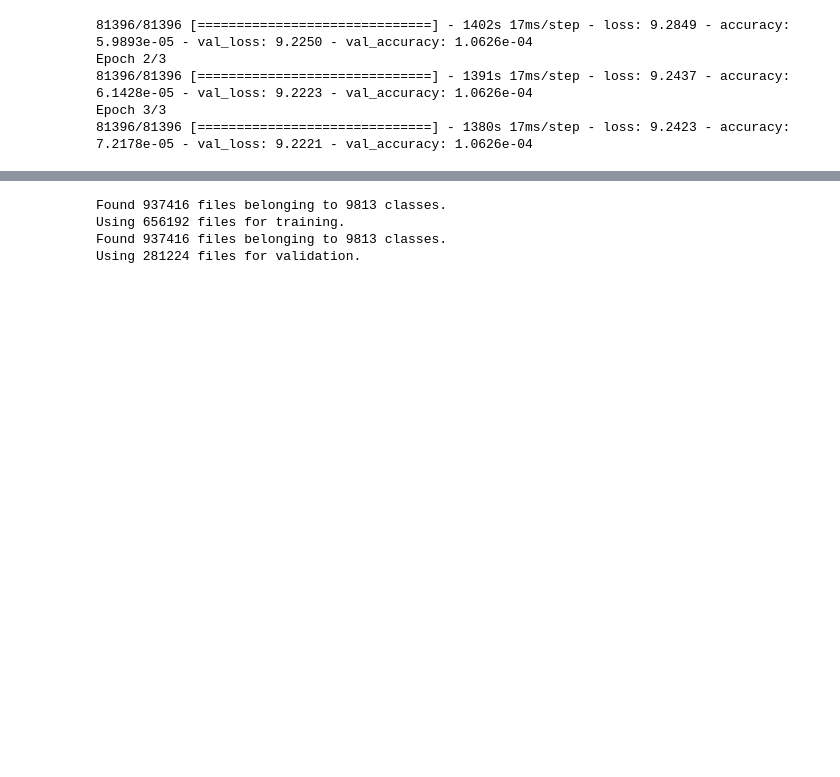
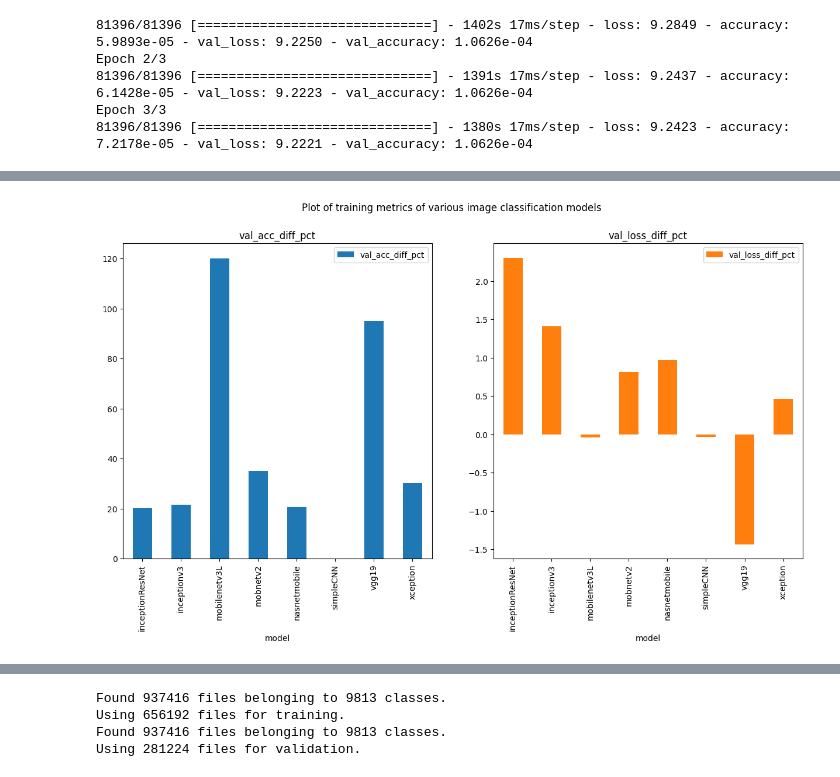
Before and after one commit to mnoor-ds/Sem2_CA1_Data, a Jupyter notebook: notebook/00_preprocess.ipynb, the cells around one changed output, grey strips where cells are left out. Drawn from its saved outputs; the diff is of its cells as text; code cells hidden in the pictures; blank space fills up the shorter version.

```diff
--- a/notebook/00_preprocess.ipynb
+++ b/notebook/00_preprocess.ipynb
@@ -1073,0 +992,3 @@ def simpleCNNv2():
+# %%
+res_models_final = res_files_df.groupby('model').last()
+res_models_final.head(2)
@@ -1073,0 +1000,13 @@ def simpleCNNv2():
+# %%
+# append marker strings to the initial and final training columns so the dataframes can
+# be merged later
+initial_cols = []
+final_cols = []
+
+for i in res_models_initial.columns:
+    initial_cols.append(i + '_initial')
+res_models_initial.columns = initial_cols
+
+for i in res_models_final.columns:
+    final_cols.append(i+ '_final')
+res_models_final.columns = final_cols
@@ -1073,0 +1027,14 @@ def simpleCNNv2():
+# %%
+res_models = res_models_initial.merge(res_models_final,
+                                      left_index=True, right_index=True)
+# %%
+# from this dataframe, calculate the difference between the initial and final
+# validation accuracy and loss
+
+res_models['val_acc_diff'] = res_models['val_acc_final'] - res_models['val_acc_initial']
+res_models['val_loss_diff'] = res_models['val_loss_final'] - res_models['val_loss_initial']
+
+res_models['val_acc_diff_pct'] = (res_models['val_acc_diff']/res_models['val_acc_initial']
+                                  * 100)
+res_models['val_loss_diff_pct'] = (res_models['val_loss_diff']/res_models['val_loss_initial']
+                                   * 100)
@@ -1073,0 +1054,9 @@ def simpleCNNv2():
+# %%
+# from the resulting dataframe, the most promising model(s) can be identified
+
+res_models.reset_index().plot(x='model', y= ['val_acc_diff_pct', 'val_loss_diff_pct'],
+              kind='bar', subplots=[('val_acc_diff_pct', ), ('val_loss_diff_pct', )],
+             layout=(1,2), figsize=(15,7),
+             title='Plot of training metrics of various image classification models');
+# %% [output]
+[figure, added]
```
Also changed, not shown: parts of 113 cells of this notebook, 3 other files.
